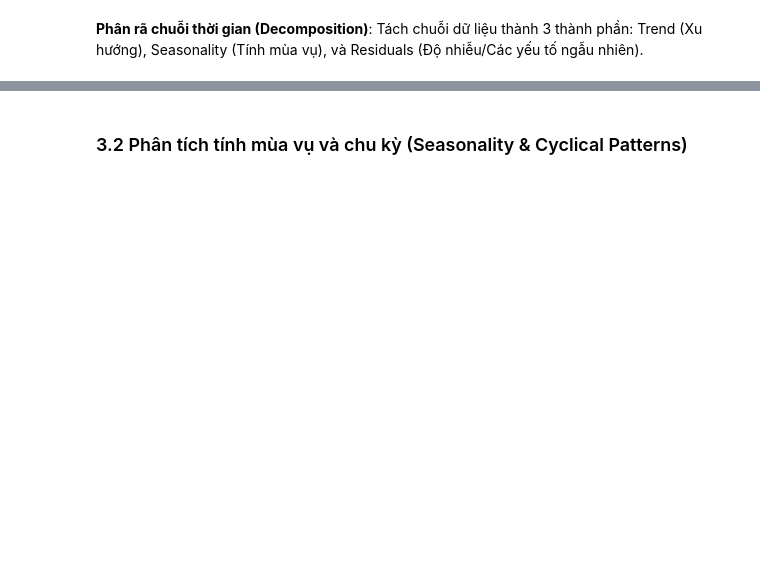
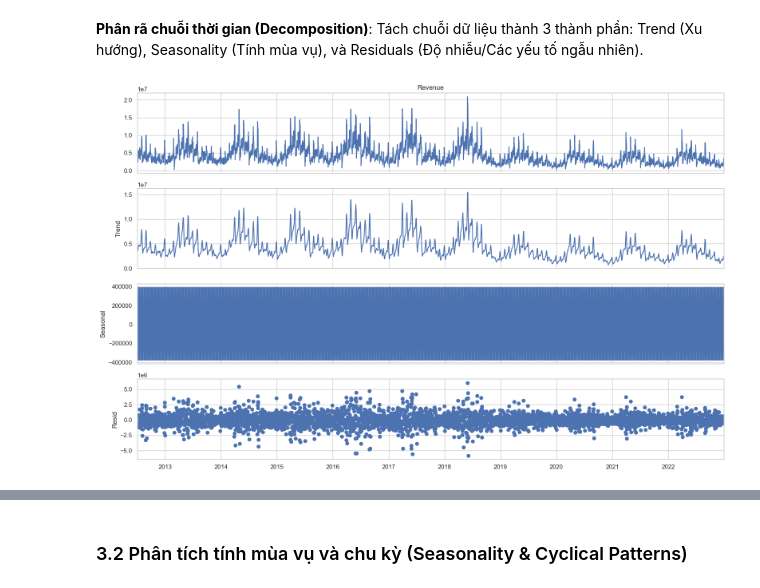
Before and after one commit to anhthu0910/vimchanhxa-datathon, a Jupyter notebook: notebooks/03_EDA_.ipynb, the cells around one changed output, grey strips where cells are left out. Drawn from its saved outputs; the diff is of its cells as text; code cells hidden in the pictures; blank space fills up the shorter version.

```diff
--- a/notebooks/03_EDA_.ipynb
+++ b/notebooks/03_EDA_.ipynb
@@ -87,2 +176,14 @@ Khám phá sự biến thiên của tập dữ liệu qua thời gian
 # %% [markdown]
 **Phân rã chuỗi thời gian (Decomposition)**: Tách chuỗi dữ liệu thành 3 thành phần: Trend (Xu hướng), Seasonality (Tính mùa vụ), và Residuals (Độ nhiễu/Các yếu tố ngẫu nhiên).
+# %%
+# Vì data có freq theo ngày (daily) nên thử chạy lại shell này với period=7 và period=365
+result = seasonal_decompose(df_sales['Revenue'], model='additive')
+# (hoặc model='multiplicative' nếu biên độ mùa vụ thay đổi theo mức)
+
+# 3. Vẽ biểu đồ
+fig = result.plot()
+fig.set_size_inches(16, 10) # Tùy chỉnh kích thước cho dễ nhìn
+plt.tight_layout()
+plt.show()
+# %% [output]
+[figure, added]
```
Also changed, not shown: parts of 20 cells of this notebook, 8 other files.
